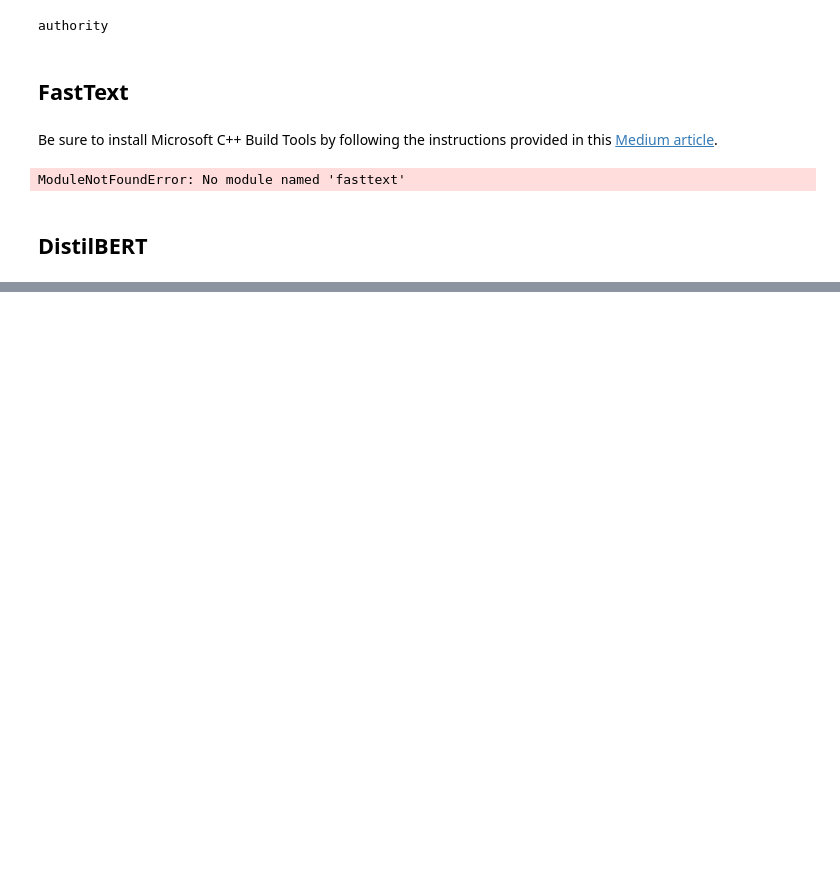
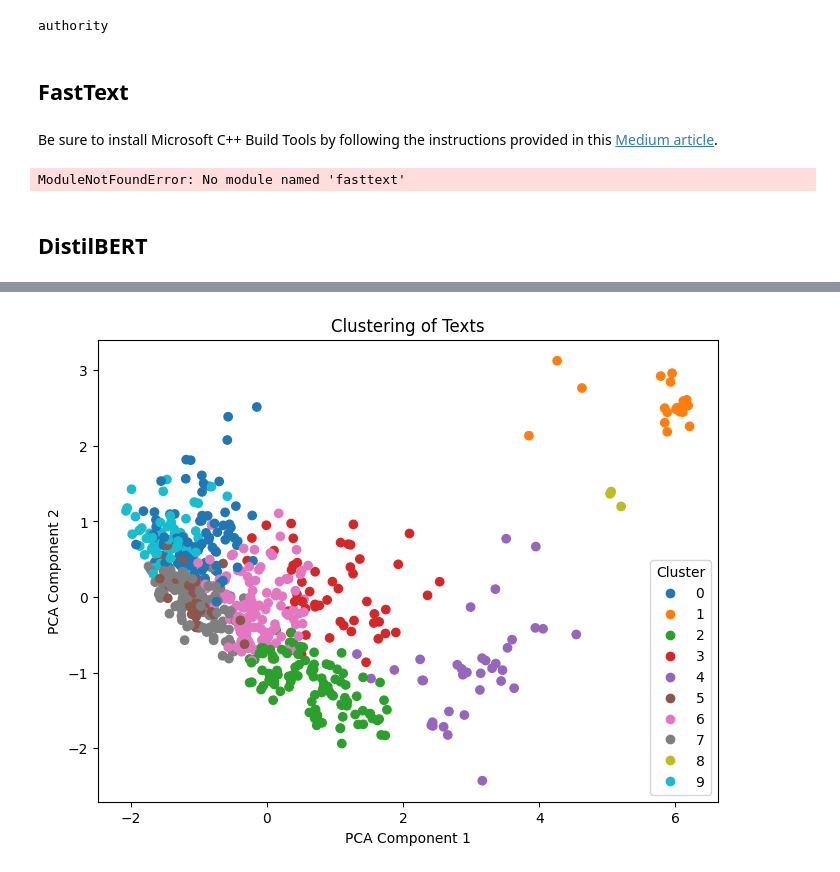
Before and after one commit to lbustio/intensity, a Jupyter notebook: intensity.ipynb, the cells around one changed output, grey strips where cells are left out. Drawn from its saved outputs; the diff is of its cells as text; code cells hidden in the pictures; blank space fills up the shorter version.

```diff
--- a/intensity.ipynb
+++ b/intensity.ipynb
@@ -189,0 +203,20 @@ ModuleNotFoundError: No module named 'fasttext'
+# %%
+# Función para obtener embeddings del texto
+def get_embeddings(texts):
+    logger.info("Starting to process texts for embeddings...")
+    inputs = tokenizer(texts, return_tensors="pt", padding=True, truncation=True, max_length=512)
+    logger.info(f"Tokenized {len(texts)} texts.")
+
+    with torch.no_grad():
+        logger.info("Generating embeddings...")
+        outputs = model(**inputs)
+
+    # Usamos la media de los embeddings de las palabras (output.last_hidden_state)
+    embeddings = outputs.last_hidden_state.mean(dim=1).numpy()
+
+    logger.info(f"Generated embeddings with shape: {embeddings.shape}")
+    return embeddings
+
+# Obtener embeddings para los textos
+embeddings = get_embeddings(data_authority["txt"].tolist())
+print("Embeddings:", embeddings.shape)  # Verifica que los embeddings se hayan generado correctamente
@@ -189,0 +229,33 @@ ModuleNotFoundError: No module named 'fasttext'
+# %%
+import matplotlib.pyplot as plt
+from sklearn.cluster import KMeans
+from sklearn.decomposition import PCA
+import numpy as np
+
+# Clustering usando K-means
+kmeans = KMeans(n_clusters=10, random_state=42)
+kmeans.fit(embeddings)
+
+# Visualización con PCA (reducción de dimensionalidad)
+pca = PCA(n_components=2)
+reduced_embeddings = pca.fit_transform(embeddings)
+
+# Crear un mapa de colores para cada cluster
+plt.figure(figsize=(8, 6))
+
+# Dibujar los puntos con los colores correspondientes a sus etiquetas de cluster
+scatter = plt.scatter(reduced_embeddings[:, 0], reduced_embeddings[:, 1], c=kmeans.labels_, cmap='tab10')
+
+# Título y etiquetas de los ejes
+plt.title('Clustering of Texts')
+plt.xlabel('PCA Component 1')
+plt.ylabel('PCA Component 2')
+
+# Crear la leyenda manualmente para cada cluster
+handles, labels = scatter.legend_elements()
+plt.legend(handles, labels, title="Cluster")
+
+# Mostrar el gráfico
+plt.show()
+# %% [output]
+[figure, added]
```
Also changed, not shown: parts of 28 cells of this notebook.
